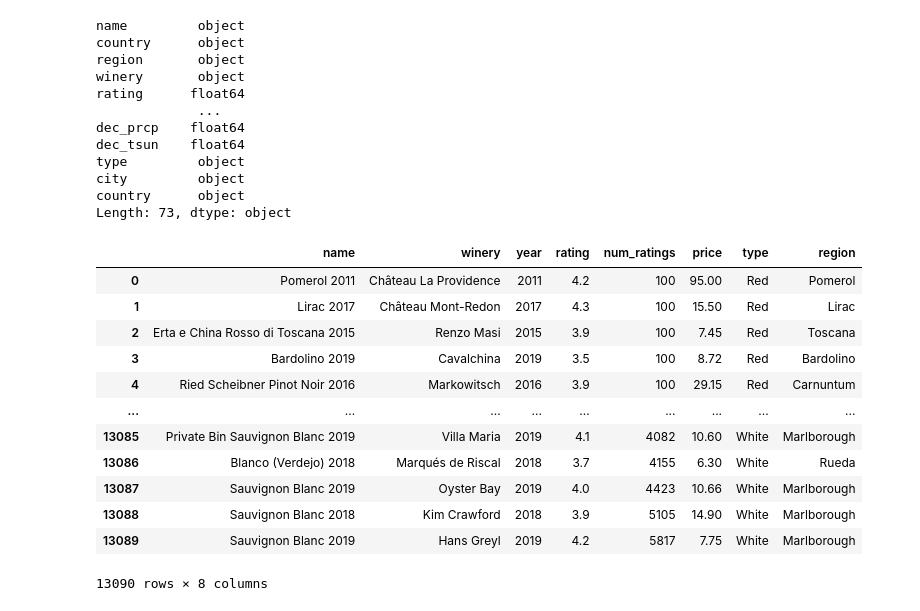
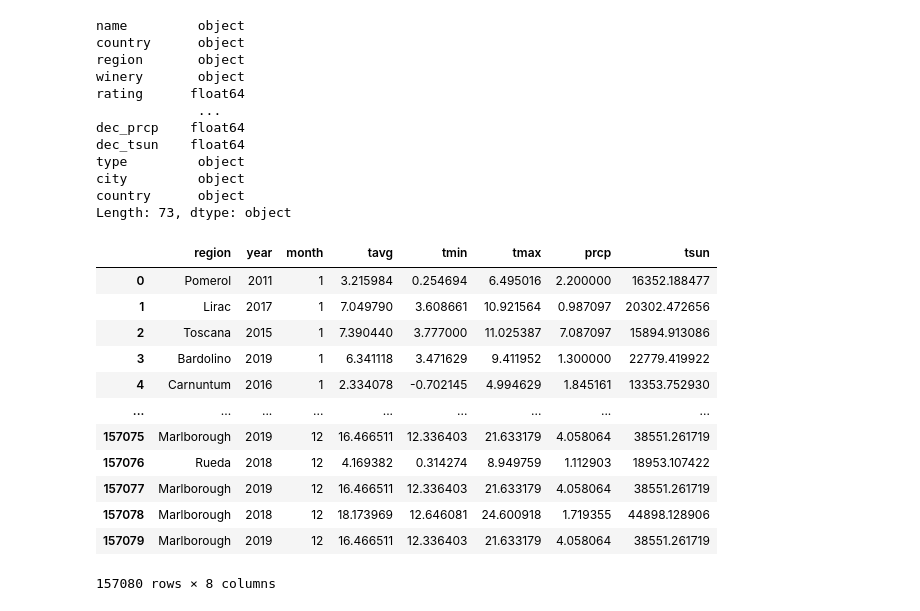
Before and after one commit to ClaireBrlts/sql-database, a Jupyter notebook: wine_data_exploration.ipynb, the cells around one changed output. Saved outputs shown, nothing was run; the diff lists cells and outputs as text; code cells hidden in the pictures.

```diff
--- a/wine_data_exploration.ipynb
+++ b/wine_data_exploration.ipynb
@@ -91,21 +91,21 @@ Length: 73, dtype: object
 wine_df.to_csv('wine_weather.csv', index=False)
 # %%
 wine_df2 = pd.read_csv('wine_df2.csv')
-climate_df = pd.read_csv('climate_df.csv')
+climate_df = pd.read_csv('climate_df_new.csv')
 region_df = pd.read_csv('region_df.csv')
 # %%
-wine_df2
+climate_df
 # %% [output]
-|  | name | winery | year | rating | num_ratings | price | type | region |
-| 0 | Pomerol 2011 | Château La Providence | 2011 | 4.2 | 100 | 95.00 | Red | Pomerol |
-| 1 | Lirac 2017 | Château Mont-Redon | 2017 | 4.3 | 100 | 15.50 | Red | Lirac |
-| 2 | Erta e China Rosso di Toscana 2015 | Renzo Masi | 2015 | 3.9 | 100 | 7.45 | Red | Toscana |
-| 3 | Bardolino 2019 | Cavalchina | 2019 | 3.5 | 100 | 8.72 | Red | Bardolino |
-| 4 | Ried Scheibner Pinot Noir 2016 | Markowitsch | 2016 | 3.9 | 100 | 29.15 | Red | Carnuntum |
+|  | region | year | month | tavg | tmin | tmax | prcp | tsun |
+| 0 | Pomerol | 2011 | 1 | 3.215984 | 0.254694 | 6.495016 | 2.200000 | 16352.188477 |
+| 1 | Lirac | 2017 | 1 | 7.049790 | 3.608661 | 10.921564 | 0.987097 | 20302.472656 |
+| 2 | Toscana | 2015 | 1 | 7.390440 | 3.777000 | 11.025387 | 7.087097 | 15894.913086 |
+| 3 | Bardolino | 2019 | 1 | 6.341118 | 3.471629 | 9.411952 | 1.300000 | 22779.419922 |
+| 4 | Carnuntum | 2016 | 1 | 2.334078 | -0.702145 | 4.994629 | 1.845161 | 13353.752930 |
 | ... | ... | ... | ... | ... | ... | ... | ... | ... |
-| 13085 | Private Bin Sauvignon Blanc 2019 | Villa Maria | 2019 | 4.1 | 4082 | 10.60 | White | Marlborough |
-| 13086 | Blanco (Verdejo) 2018 | Marqués de Riscal | 2018 | 3.7 | 4155 | 6.30 | White | Rueda |
-| 13087 | Sauvignon Blanc 2019 | Oyster Bay | 2019 | 4.0 | 4423 | 10.66 | White | Marlborough |
-| 13088 | Sauvignon Blanc 2018 | Kim Crawford | 2018 | 3.9 | 5105 | 14.90 | White | Marlborough |
-| 13089 | Sauvignon Blanc 2019 | Hans Greyl | 2019 | 4.2 | 5817 | 7.75 | White | Marlborough |
+| 157075 | Marlborough | 2019 | 12 | 16.466511 | 12.336403 | 21.633179 | 4.058064 | 38551.261719 |
+| 157076 | Rueda | 2018 | 12 | 4.169382 | 0.314274 | 8.949759 | 1.112903 | 18953.107422 |
+| 157077 | Marlborough | 2019 | 12 | 16.466511 | 12.336403 | 21.633179 | 4.058064 | 38551.261719 |
+| 157078 | Marlborough | 2018 | 12 | 18.173969 | 12.646081 | 24.600918 | 1.719355 | 44898.128906 |
+| 157079 | Marlborough | 2019 | 12 | 16.466511 | 12.336403 | 21.633179 | 4.058064 | 38551.261719 |
-13090 rows × 8 columns
+157080 rows × 8 columns
```
Also changed, not shown: 1 other file.
